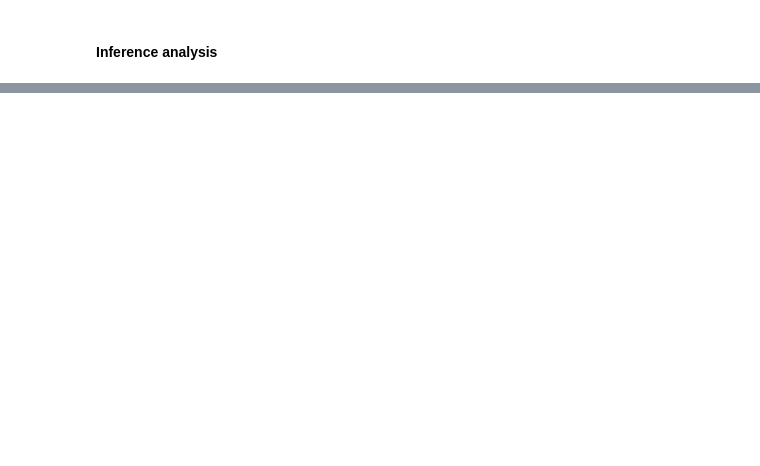
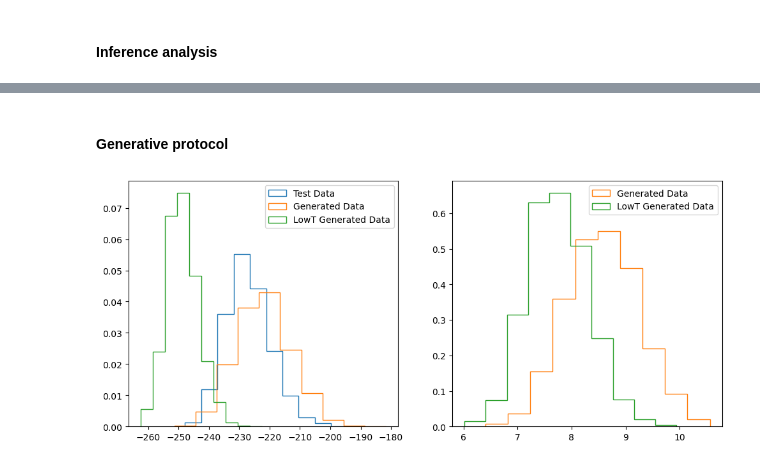
Before and after one commit to Eloffredo/torchBM, a Jupyter notebook: Demo_inferPotts.ipynb, the cells around one changed output, grey strips where cells are left out. Saved outputs shown, nothing was run; the diff lists cells and outputs as text; code cells hidden in the pictures; blank space fills up the shorter version.

Commit message:
Added generative functions

```diff
--- a/Demo_inferPotts.ipynb
+++ b/Demo_inferPotts.ipynb
@@ -103,0 +101,36 @@ for k,ax in enumerate(axes.flatten() ):
+# %% [markdown]
+#### Generative protocol
+# %%
+""" Using the inferred model, we generate N_data after thermalization with Gibbs sampling, and sample n_iter+1 times every Nstep. We get at the end N_data * (n_iter+1) sequences """
+
+data_gen = bm.gen_data(N_data = 1000, n_iter = 2, Nthermalize = 5000, Nstep = 1000, beta = 1)
+data_gen_lowT = bm.gen_data(N_data = 1000, n_iter = 2, Nthermalize = 5000, Nstep = 1000, beta = 2)
+# %%
+""" Data generated at low temperatures than inference (beta = 1) will be more functional (lower energies), but closer do training set """
+
+fig, ax = plt.subplots (figsize=  (12,5), ncols= 2 )
+ax[0].hist( bm.energy(data_test), density = True, histtype = 'step', label = 'Test Data' )
+ax[0].hist( bm.energy(data_gen), density = True, histtype = 'step', label ='Generated Data' )
+ax[0].hist( bm.energy(data_gen_lowT), density = True, histtype = 'step', label = 'LowT Generated Data')
+ax[0].legend()
+
+mean_hamm_dist = []
+for sequence in data_gen:
+    tmp = np.sum( np.tile(sequence, (len(data_train),1) ) == data_train, axis = 1)
+    #hamm_dist.append( tmp  )
+    mean_hamm_dist.append( tmp.sum()/float( len(data_train)) )
+
+mean_hamm_dist_lowT = []
+for sequence in data_gen_lowT:
+    tmp = np.sum( np.tile(sequence, (len(data_train),1) ) == data_train, axis = 1)
+    #hamm_dist.append( tmp  )
+    mean_hamm_dist_lowT.append( tmp.sum()/float( len(data_train)) )
+
+#np.min(np.array(hamm_dist),axis = 0 ).mean()
+ax[1].hist(mean_hamm_dist, density=True , histtype = 'step', color='C1', label ='Generated Data')
+ax[1].hist(mean_hamm_dist_lowT, density = True, histtype = 'step', color ='C2', label = 'LowT Generated Data')
+ax[1].legend()
+
+plt.show()
+# %% [output]
+[figure, added]
```
Also changed, not shown: parts of 9 cells of this notebook, 3 other files.
